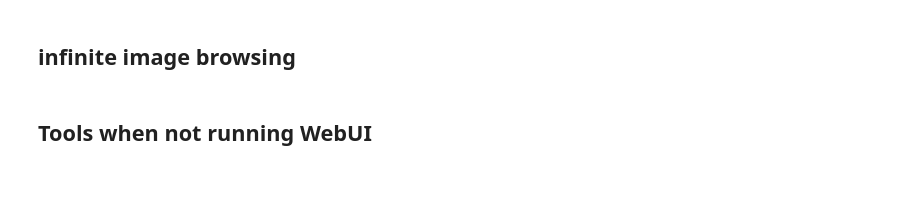
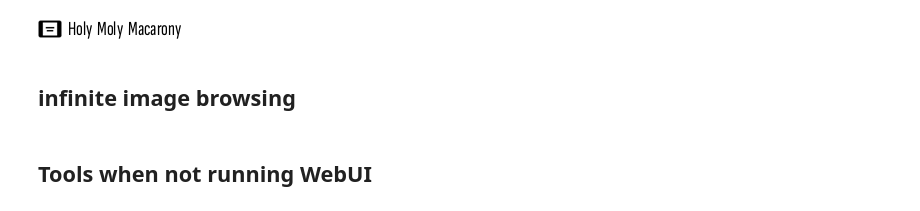
Before and after one commit to steinhaug/stable-diffusion, a Jupyter notebook: KISTA_WebUI_Colab.ipynb, the cells around one changed output. Saved outputs shown, nothing was run; the diff lists cells and outputs as text; code cells hidden in the pictures; blank space fills up the shorter version.

```diff
--- a/KISTA_WebUI_Colab.ipynb
+++ b/KISTA_WebUI_Colab.ipynb
@@ -817,3 +821,83 @@ print('Launching WebUI...')
+# %%
+#@title SOURCE - Connect to runtime and output connection settings for RAM and GPU
+#@markdown Using: https://python-minifier.com/
+# This Notebook is maintained by Steinhaug at Gmail dot Com, https://github.com/steinhaug/
+
+#@markdown **POPULAR NOTEBOOKS AND PROJECTS BY KIM STEINHAUG:**
+#@markdown
+#@markdown
+#@markdown
+#@markdown
+#@markdown
+#@markdown
+#@markdown All Notebooks are maintained by Kim Steinhaug, use my Github for reporting problems or ideas.
+
+import os; import zipfile; from PIL import Image, ImageDraw, ImageFont; from IPython.display import display, Markdown, clear_output
+_kista_tmp_folder, _kista_zip_ttf, _kista_zip_ico  = ['/content/_kista_tmp', '/content/ttf.zip', '/content/icons.zip']
+
+import requests
+import shutil
+def download_file(url, path_new_name):
+    # Send a GET request to the URL
+    response = requests.get(url, stream=True)
+    # Check if the request was successful (status code 200)
+    if response.status_code == 200:
+        # Open the file at the specified path with the new name in binary write mode
+        with open(f"{path_new_name}", "wb") as file:
+            # Iterate over the response content in chunks and write it to the file
+            for chunk in response.iter_content(chunk_size=128):
+                file.write(chunk)
+        print("Download completed.")
+    else:
+        print(f"Download failed with status code: {response.status_code}")
+
+if not os.path.exists(_kista_tmp_folder):
+    if not os.path.exists(_kista_zip_ttf):
+        download_file("https://github.com/steinhaug/stable-diffusion/raw/main/assets/ttf/ttf-5-fonts.zip", _kista_zip_ttf)
+    if not os.path.exists(_kista_zip_ico):
+        download_file("https://github.com/steinhaug/stable-diffusion/raw/main/assets/icons/icons-v01.zip", _kista_zip_ico)
+    clear_output()
+
+if os.path.exists(_kista_zip_ttf) and os.path.exists(_kista_zip_ico):
+    if not os.path.exists(_kista_tmp_folder):
+        os.makedirs(_kista_tmp_folder)
+        with zipfile.ZipFile(_kista_zip_ttf, 'r') as zip_ref:
+            zip_ref.extractall(_kista_tmp_folder)
+        with zipfile.ZipFile(_kista_zip_ico, 'r') as zip_ref:
+            zip_ref.extractall(_kista_tmp_folder)
+    if os.path.exists(_kista_zip_ttf):
+        os.remove(_kista_zip_ttf)
+    if os.path.exists(_kista_zip_ico):
+        os.remove(_kista_zip_ico)
+def printLog(text, outputmode='display', saveImage=f'{_kista_tmp_folder}/_tmpImage.png'):
+    image = Image.new("RGBA", (400, 25), (255, 255, 255, 0))
+    icon_path = _kista_tmp_folder + "/icons/ico/tablet.png"
+    icon = Image.open(icon_path).convert("RGBA")
+    icon = icon.resize((24, 24))
+    image.paste(icon, (0, (image.height - icon.height) // 2))
+    draw = ImageDraw.Draw(image)
+    font = ImageFont.truetype(_kista_tmp_folder + "/ttf/SofiaSansExtraCondensed/SofiaSansExtraCondensed-VariableFont_wght.ttf", 20)
+    parsing_commands = { "default": ["[d]", "black"], "muted": ["[m]", "grey"], "alert": ["[!a]", "red"], "info": ["[!i]", "blue"], "success": ["[!s]", "green"], "warning": ["[!w]", "red"] }
+    words = text.split()
+    x = 30
+    color = "black"
+    for word in words:
+        for command, (prefix, command_color) in parsing_commands.items():
+            if word.startswith(prefix):
+                color = command_color
+                word = word[len(prefix):]
+                break
+        draw.text((x, (image.height - font.size) // 2 - 2), word, font=font, fill=color)
+        x += draw.textsize(word, font=font)[0] + 5
+    if outputmode == 'display':
+        display( image )
+    else:
+        image.save(saveImage)
+
+
+printLog("Holy Moly Macarony")
+# %% [output]
+[figure, added]
 # %%
 # Download all ControlNet models + new TokTok model
 from IPython.display import display, Markdown, clear_output
```
Also changed, not shown: parts of 4 cells of this notebook.
